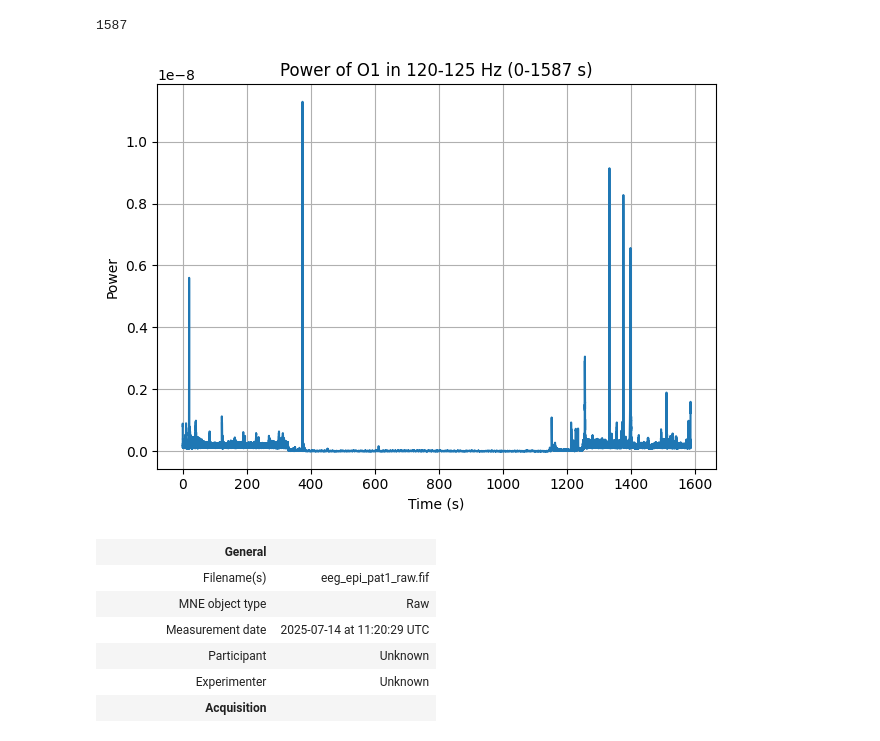
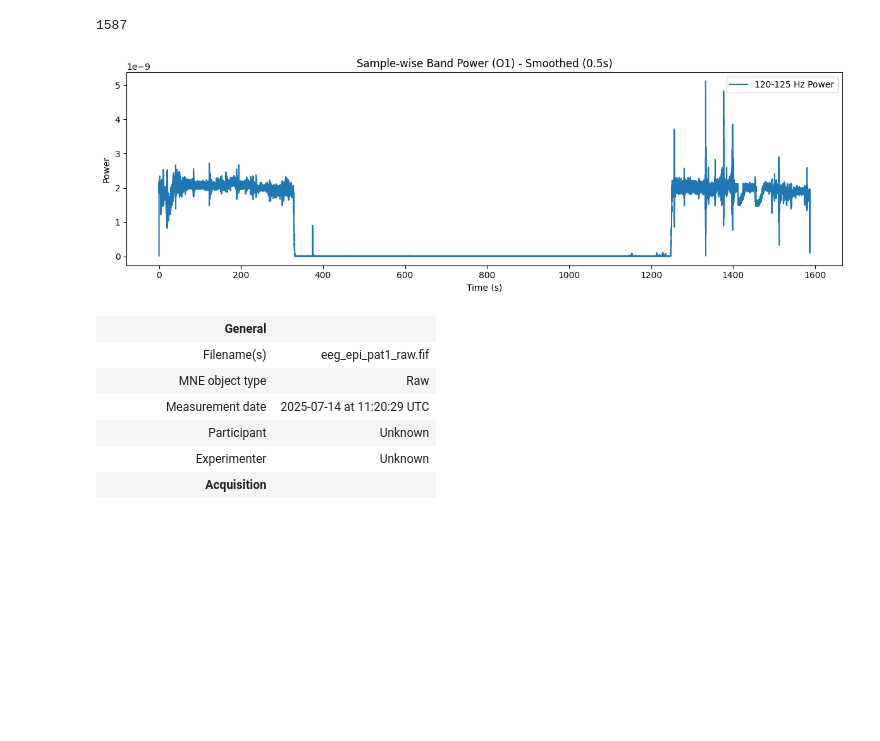
Before and after one commit to lenasalz/dbs-eeg-sync, a Jupyter notebook: notebooks/epi_sync_test.ipynb, the cells around one changed output. Cells and saved outputs as stored; diff of their text form; code cells hidden in the pictures; blank space fills up the shorter version.

Commit message:
notebooks to visualize epi data, and test the sync index detection

```diff
--- a/notebooks/epi_sync_test.ipynb
+++ b/notebooks/epi_sync_test.ipynb
@@ -74,9 +80,9 @@ round(eeg_raw.n_times / eeg_raw.info['sfreq'])
 # %% [output]
 1587
 # %%
-eeg_power, time_axis = compute_eeg_power(eeg_raw, 120, 125, time_range=(0, round(eeg_raw.n_times / eeg_raw.info['sfreq'])), channel='O1', plot=True)
+eeg_power, time_axis = compute_samplewise_eeg_power(eeg_raw, 120, 125, channel='O1', plot=True)
 # %% [output]
-[figure, old version]
+[figure, new version]
 # %%
 # add 2 synchronisation events to eeg data
 sync1_sec = 1408.7461
```
Also changed, not shown: parts of 11 cells of this notebook, 2 other files.
